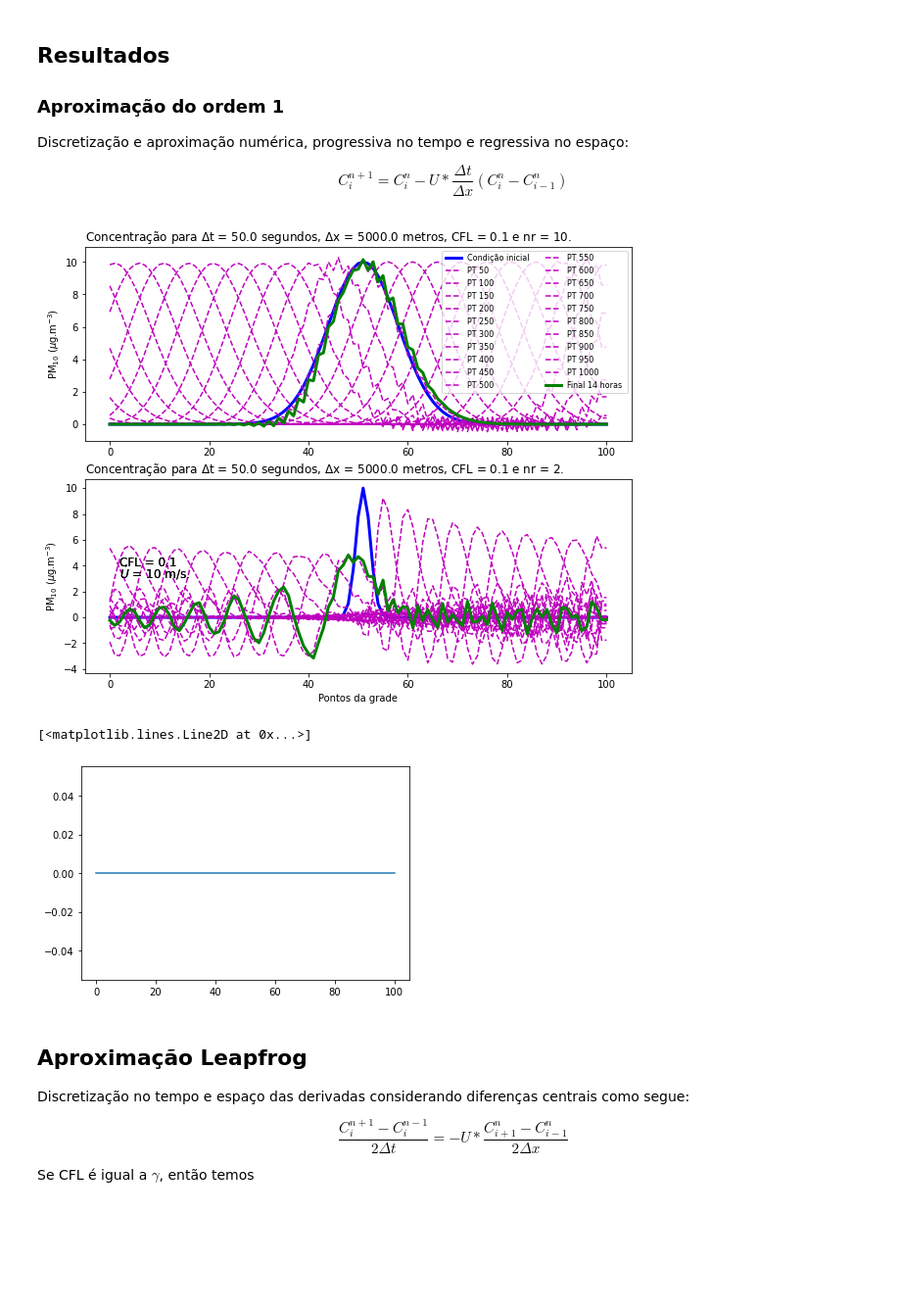
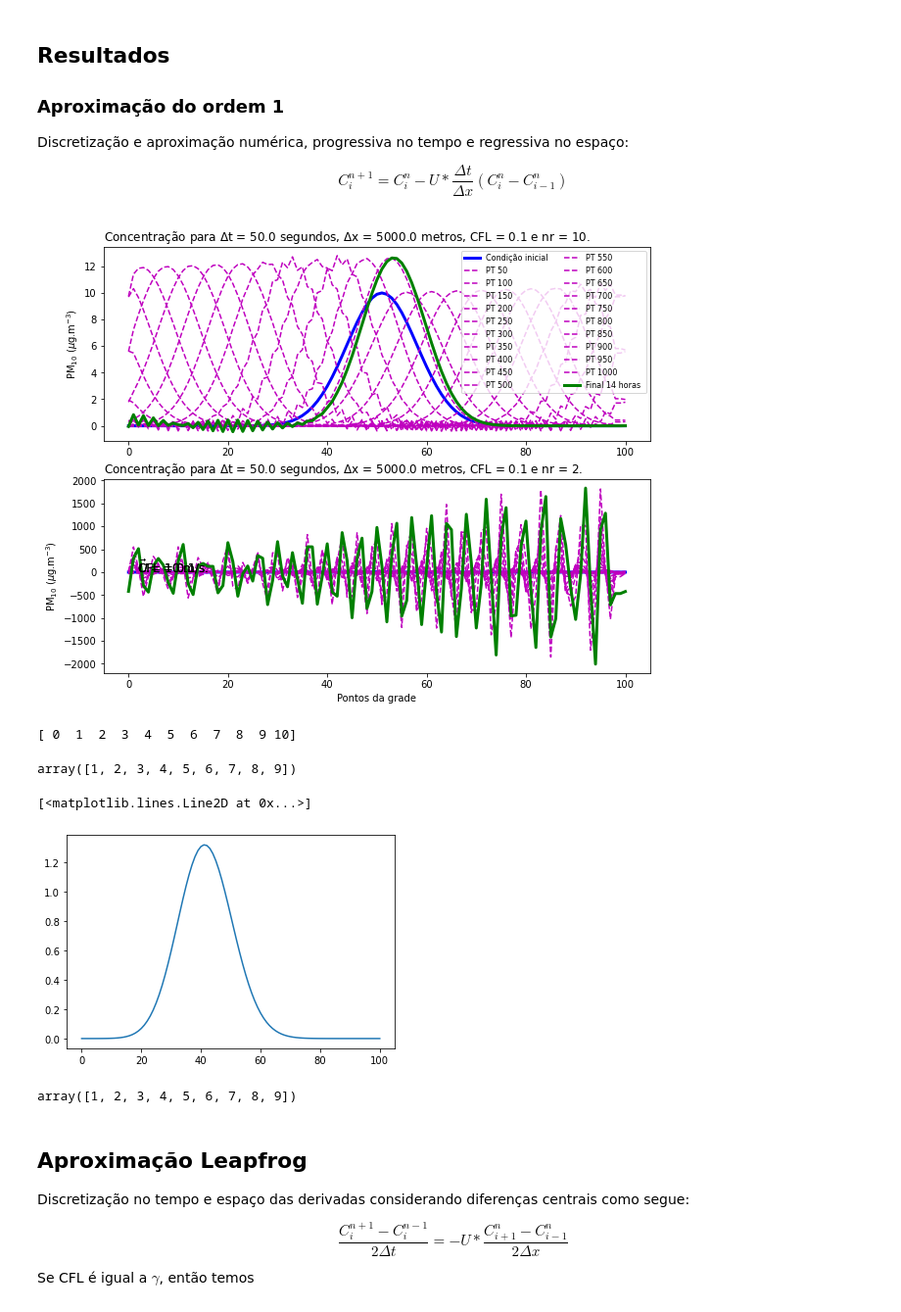
Before and after one commit to adelgadop/Modelagem, a Jupyter notebook: Exercicio_1/Advection.ipynb, the cells around one changed output. Shown at 98% size. Saved outputs shown, nothing was run; the diff lists cells and outputs as text; code cells hidden in the pictures; blank space fills up the shorter version.

```diff
--- a/Exercicio_1/Advection.ipynb
+++ b/Exercicio_1/Advection.ipynb
@@ -36,35 +36,35 @@ import os
 from matplotlib import animation, rc
 from functions import *
 
 # Condições do exercício
 # ----------------------
 Nx      = 101           # pontos de grade
 hora    = 14
 tempo   = hora*3600     # segundos
 dx      = 5000          # metros
 dt      = 50            # segundos
 Nt      = int(tempo/dt)
 U       = 10            # m/s
 
 x, dx   = np.linspace(0, (Nx-1)*dx, Nx, retstep = True)
 t, dt   = np.linspace(0, tempo, Nt, retstep = True)
 
 CFL     = U*dt/dx       # Courant number  CFL = 1, dt = 500
 T, X    = np.meshgrid(t, x)
 
 # Tipo de função, aproximação e contorno
 # --------------------------------------
 fun         =  "Gaussiana"          # Gaussiana, Retângulo
-aprox       =  "leapfrog"           # ordem1, ordem4, leapfrog, matsuno
+aprox       =  "ordem4"           # ordem1, ordem4, leapfrog, matsuno
 cond_front  =  "periódica"          # fixa, periódica, radiacional
 ylabel      =  "PM$_{10}$ ($\mu$g.m$^{-3}$)"
 dP          =  50                  # Intervalo de passo de tempo
 
 C_ref = sol_analytical(cond_front, fun, X, U, T, Nx)
 c = {nr:sol_num(aprox, cond_front, fun, CFL, nr, Nx, Nt, x, dx, U, t) for nr in [10, 2]}
 plot_sol_num(fun, aprox, cond_front, ylabel, dP, hora, Nx, Nt, CFL, U, x, dx, t, dt)
 # %% [output]
-[figure, old version]
+[figure, new version]
 # %%
 # Fazemos gifs
 filenames = []
@@ -104,31 +104,44 @@ aprox       =  "ordem1"           # ordem1, leapfrog
 cond_front  =  "periódica"          # fixa, periódica, radiacional
 ylabel      =  "PM$_{10}$ ($\mu$g.m$^{-3}$)"
 dP          =  250                  # Intervalo de passo de tempo
+# %%
+ex = np.arange(0,11)
+print(ex)
+ex[1:-1]
+# %% [output]
+[ 0  1  2  3  4  5  6  7  8  9 10]
+array([1, 2, 3, 4, 5, 6, 7, 8, 9])
 # %%
-tempo = 8*3600
-Nt      = 801
+tempo   = 14*3600
+Nt      = 1001
+Nx      = 101
 x, dx   = np.linspace(0, (Nx-1)*dx, Nx, retstep = True)
 L       = x[-1]
 t, dt   = np.linspace(0, tempo, Nt, retstep = True)
 T, X    = np.meshgrid(t, x)
-R       = np.zeros((Nx, Nt))
-
-def rect(n):
-    return np.where((x >= (50*dx + U*n*dt)) & (x <= (52*dx + U*n*dt)), 10, 0 )
-
-def rect_rev(n):
-    return np.where((x >= (U*n*dt)) & (x <= (2*dx + U*n*dt)), 10, 0 )
-
+RE      = np.zeros((Nx, Nt))
+RE[:,0] = np.where((x >= (50*dx)) & (x <= (52*dx)), 10, 0 )
+Ro      = RE[:,0]
 cte     = dx - U*dt  # cada dt
 CFL     = U*dt/dx
 
+# Função de deslocamento
 for n in range(1, Nt):
-    R[:, n] = rect(n-1)
+    RE[1:, n] = RE[1:, n-1] - U*dt/dx*(RE[1:, n-1] - RE[0:-1, n-1])
+    RE[0, n] = RE[-1,n-1]
 
-plt.plot(R[:,800])
+#C[1:Nx, n] = C[1:Nx, n-1] - CFL*(C[1:Nx, n-1]- C[0:Nx-1, n-1])
+#C[[0,1], n] = C[[Nx-2,Nx-1], n-1] - CFL*(C[[Nx-2,Nx-1], n-1]- C[[Nx-3,Nx-2], n-1])
+
+plt.plot(RE[:,900])
 # %% [output]
 [<matplotlib.lines.Line2D at 0x...>]
-[figure, old version]
+[figure, new version]
+# %%
+ex = np.arange(0,10)
+ex[1:]
+# %% [output]
+array([1, 2, 3, 4, 5, 6, 7, 8, 9])
 # %% [markdown]
 ## Aproximação Leapfrog
 Discretização no tempo e espaço das derivadas considerando diferenças centrais como segue:
```
